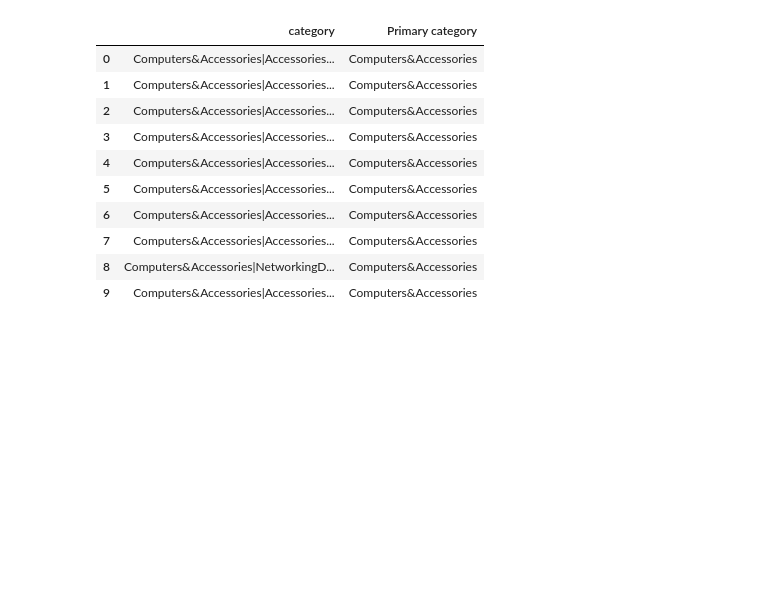
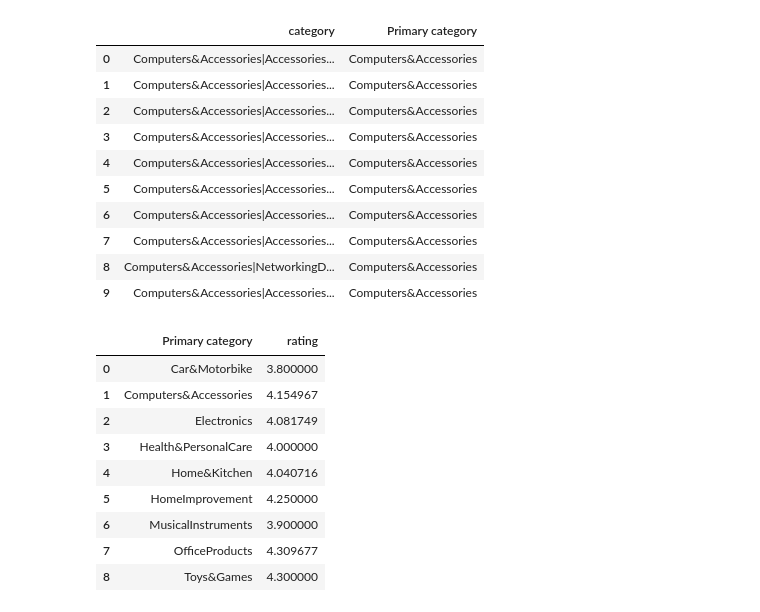
Before and after one commit to ibrahim-alatyan/RAG-Chatbot-and-Sentiment-Analysis, a Jupyter notebook: excel_analysis.ipynb, the cells around one changed output. Saved outputs shown, nothing was run; the diff lists cells and outputs as text; code cells hidden in the pictures; blank space fills up the shorter version.

Commit message:
sellsByPrimeCatagory

```diff
--- a/excel_analysis.ipynb
+++ b/excel_analysis.ipynb
@@ -209,3 +209,23 @@ df[["category", "Primary category"]].head(10) # Preview the result
 | 7 | Computers&Accessories|Accessories... | Computers&Accessories |
 | 8 | Computers&Accessories|NetworkingD... | Computers&Accessories |
 | 9 | Computers&Accessories|Accessories... | Computers&Accessories |
+# %%
+df["rating"] = pd.to_numeric(df["rating"], errors="coerce") # convert to numric
+
+sellsByPrimeCatagory = (
+    df.groupby("Primary category")["rating"]
+      .mean()
+      .reset_index()  # convert Series back to DataFrame
+)
+sellsByPrimeCatagory
+# %% [output]
+|  | Primary category | rating |
+| 0 | Car&Motorbike | 3.800000 |
+| 1 | Computers&Accessories | 4.154967 |
+| 2 | Electronics | 4.081749 |
+| 3 | Health&PersonalCare | 4.000000 |
+| 4 | Home&Kitchen | 4.040716 |
+| 5 | HomeImprovement | 4.250000 |
+| 6 | MusicalInstruments | 3.900000 |
+| 7 | OfficeProducts | 4.309677 |
+| 8 | Toys&Games | 4.300000 |
```
Also changed, not shown: parts of 1 cell of this notebook.
